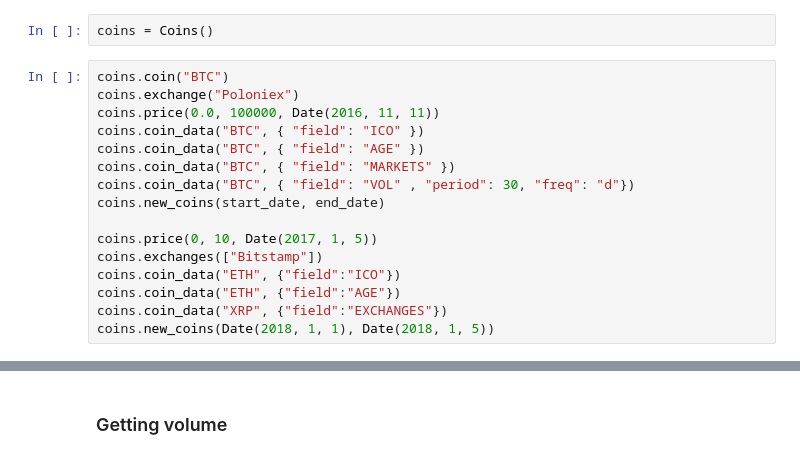
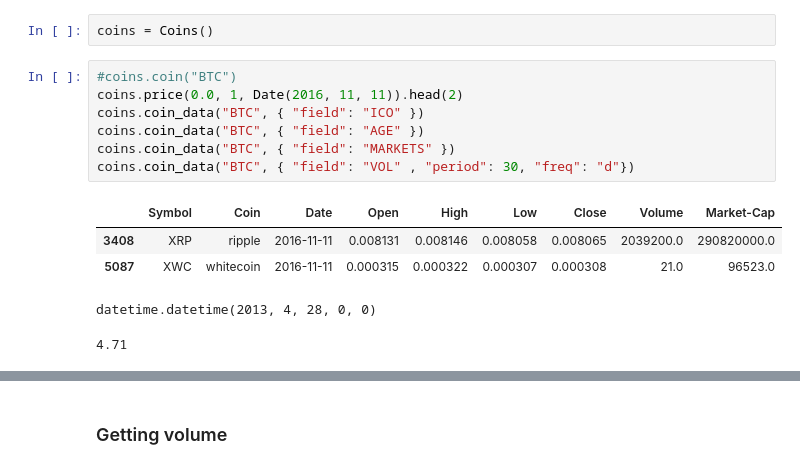
Before and after one commit to erikseulean/cryptoscraping, a Jupyter notebook: Tutorial 1.ipynb, the cells around one changed output, grey strips where cells are left out. Drawn from its saved outputs; the diff is of its cells as text.

```diff
--- a/Tutorial 1.ipynb
+++ b/Tutorial 1.ipynb
@@ -185,18 +179,15 @@ price.historical("ADA", "BTC", start_date, exchange='Binance')
 # %%
 coins = Coins()
 # %%
-coins.coin("BTC")
-coins.exchange("Poloniex")
-coins.price(0.0, 100000, Date(2016, 11, 11))
+#coins.coin("BTC")
+coins.price(0.0, 1, Date(2016, 11, 11)).head(2)
 coins.coin_data("BTC", { "field": "ICO" })
 coins.coin_data("BTC", { "field": "AGE" })
 coins.coin_data("BTC", { "field": "MARKETS" })
 coins.coin_data("BTC", { "field": "VOL" , "period": 30, "freq": "d"})
-coins.new_coins(start_date, end_date)
-
-coins.price(0, 10, Date(2017, 1, 5))
-coins.exchanges(["Bitstamp"])
-coins.coin_data("ETH", {"field":"ICO"})
-coins.coin_data("ETH", {"field":"AGE"})
-coins.coin_data("XRP", {"field":"EXCHANGES"})
-coins.new_coins(Date(2018, 1, 1), Date(2018, 1, 5))
+# %% [output]
+|  | Symbol | Coin | Date | Open | High | Low | Close | Volume | Market-Cap |
+| 3408 | XRP | ripple | 2016-11-11 | 0.008131 | 0.008146 | 0.008058 | 0.008065 | 2039200.0 | 290820000.0 |
+| 5087 | XWC | whitecoin | 2016-11-11 | 0.000315 | 0.000322 | 0.000307 | 0.000308 | 21.0 | 96523.0 |
+datetime.datetime(2013, 4, 28, 0, 0)
+4.71
```
Also changed, not shown: parts of 13 cells of this notebook, 1 other file.
